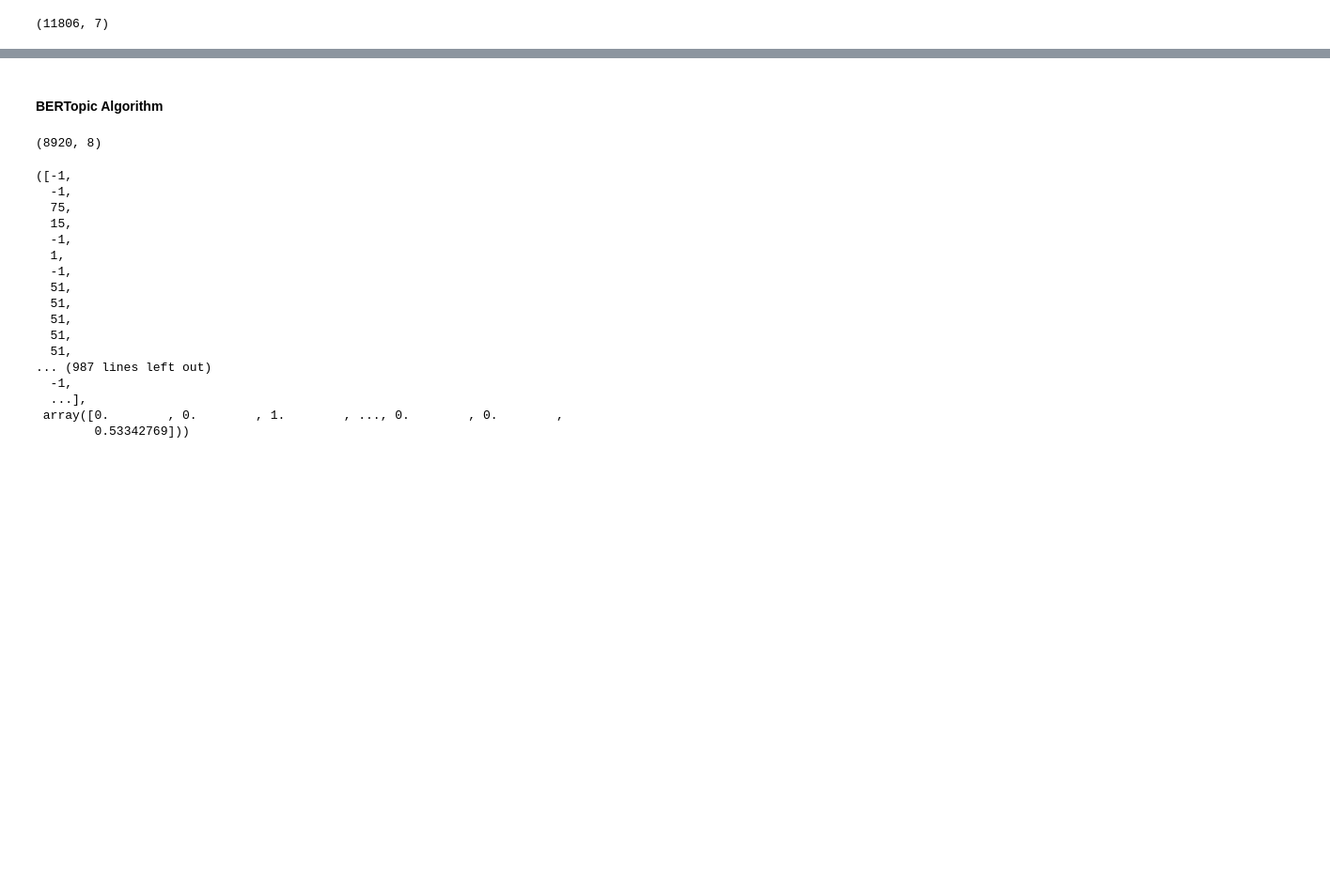
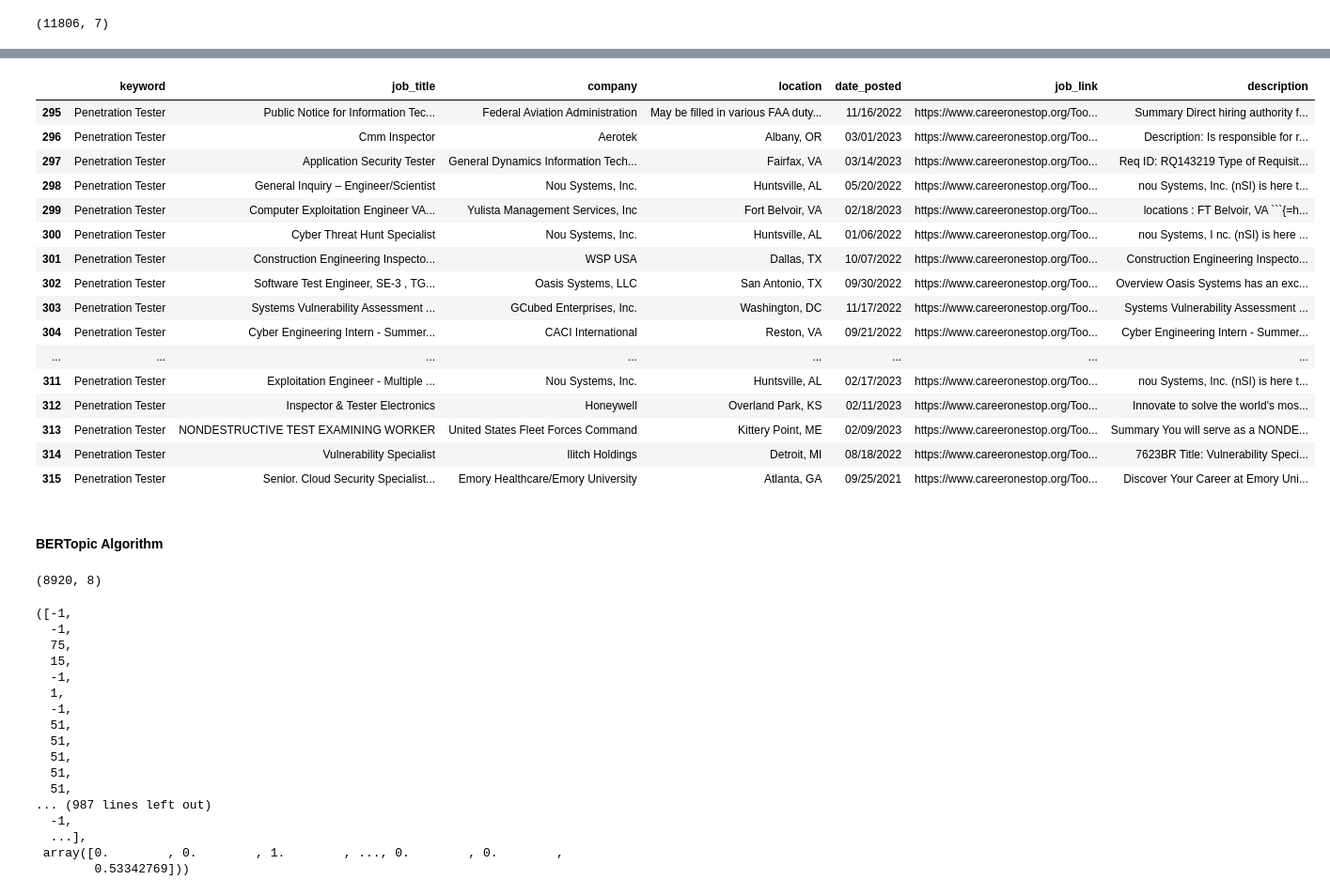
Before and after one commit to hannahabraham-gmu/Scape-Save-DAEN690, a Jupyter notebook: Demand Analysis/bertopic modeling.ipynb, the cells around one changed output, grey strips where cells are left out. Shown: that part at 94% size. Drawn from its saved outputs; the diff is of its cells as text; code cells hidden in the pictures; blank space fills up the shorter version.

````diff
--- a/Demand Analysis/bertopic modeling.ipynb
+++ b/Demand Analysis/bertopic modeling.ipynb
@@ -120,18 +129,20 @@ corpus= cos_df['description']
 
 count_vect = CountVectorizer()
 
-X_train_counts = count_vect.fit_transform(corpus.values.astype('U'))
+x_count_cos = count_vect.fit_transform(corpus.values.astype('U'))
 
-#Dataframe with cosine similarties
-cosi_df = pd.DataFrame(cosine_similarity(X_train_counts))
+cosi_df = pd.DataFrame(cosine_similarity(x_count_cos))
 
-#Dataframe for job advert and similarity with every other advert
+#Creating two indexs to compare job descriptions and calculate similarity
 i, j = np.indices(cosi_df.shape).reshape(2, -1)
+
 cos_values = cosi_df.values.reshape(-1)
-cos_sim_df = pd.DataFrame({'i': i, 'j': j, 'sim':cos_values})
 
-#Any advert that has a cosine similarity above 0.98 and doesn't equal itself
-cos_rem = cos_sim_df[(cos_sim_df['sim']>0.95)&(i!=j)]
+#Creating a dataframe with indexes and similarity score
+cos_sim_df = pd.DataFrame({'i': i, 'j': j, 'score':cos_values})
+
+#similarity score >0.99 indicates that the job descriptions are very similar with slight variations in wordings
+cos_rem = cos_sim_df[(cos_sim_df['sim']>0.99)&(i!=j)]
 
 #Method to remove duplicates but keep first instance. Trying to drop duplicates on i and j column wouldn't work as the numbers don't duplicate in those
 #columns. Setting another column that combines their values ensure that duplicates can be dropped.
@@ -165,3 +166,23 @@ cos_df.shape
+# %%
+cos_df.iloc[295:316]
+# %% [output]
+|  | keyword | job_title | company | location | date_posted | job_link | description |
+| 295 | Penetration Tester | Public Notice for Information Tec... | Federal Aviation Administration | May be filled in various FAA duty... | 11/16/2022 | https://www.careeronestop.org/Too... | Summary Direct hiring authority f... |
+| 296 | Penetration Tester | Cmm Inspector | Aerotek | Albany, OR | 03/01/2023 | https://www.careeronestop.org/Too... | Description: Is responsible for r... |
+| 297 | Penetration Tester | Application Security Tester | General Dynamics Information Tech... | Fairfax, VA | 03/14/2023 | https://www.careeronestop.org/Too... | Req ID: RQ143219 Type of Requisit... |
+| 298 | Penetration Tester | General Inquiry – Engineer/Scientist | Nou Systems, Inc. | Huntsville, AL | 05/20/2022 | https://www.careeronestop.org/Too... | nou Systems, Inc. (nSI) is here t... |
+| 299 | Penetration Tester | Computer Exploitation Engineer VA... | Yulista Management Services, Inc | Fort Belvoir, VA | 02/18/2023 | https://www.careeronestop.org/Too... | locations : FT Belvoir, VA ```{=h... |
+| 300 | Penetration Tester | Cyber Threat Hunt Specialist | Nou Systems, Inc. | Huntsville, AL | 01/06/2022 | https://www.careeronestop.org/Too... | nou Systems, I nc. (nSI) is here ... |
+| 301 | Penetration Tester | Construction Engineering Inspecto... | WSP USA | Dallas, TX | 10/07/2022 | https://www.careeronestop.org/Too... | Construction Engineering Inspecto... |
+| 302 | Penetration Tester | Software Test Engineer, SE-3 , TG... | Oasis Systems, LLC | San Antonio, TX | 09/30/2022 | https://www.careeronestop.org/Too... | Overview Oasis Systems has an exc... |
+| 303 | Penetration Tester | Systems Vulnerability Assessment ... | GCubed Enterprises, Inc. | Washington, DC | 11/17/2022 | https://www.careeronestop.org/Too... | Systems Vulnerability Assessment ... |
+| 304 | Penetration Tester | Cyber Engineering Intern - Summer... | CACI International | Reston, VA | 09/21/2022 | https://www.careeronestop.org/Too... | Cyber Engineering Intern - Summer... |
+| ... | ... | ... | ... | ... | ... | ... | ... |
+| 311 | Penetration Tester | Exploitation Engineer - Multiple ... | Nou Systems, Inc. | Huntsville, AL | 02/17/2023 | https://www.careeronestop.org/Too... | nou Systems, Inc. (nSI) is here t... |
+| 312 | Penetration Tester | Inspector & Tester Electronics | Honeywell | Overland Park, KS | 02/11/2023 | https://www.careeronestop.org/Too... | Innovate to solve the world's mos... |
+| 313 | Penetration Tester | NONDESTRUCTIVE TEST EXAMINING WORKER | United States Fleet Forces Command | Kittery Point, ME | 02/09/2023 | https://www.careeronestop.org/Too... | Summary You will serve as a NONDE... |
+| 314 | Penetration Tester | Vulnerability Specialist | Ilitch Holdings | Detroit, MI | 08/18/2022 | https://www.careeronestop.org/Too... | 7623BR Title: Vulnerability Speci... |
+| 315 | Penetration Tester | Senior. Cloud Security Specialist... | Emory Healthcare/Emory University | Atlanta, GA | 09/25/2021 | https://www.careeronestop.org/Too... | Discover Your Career at Emory Uni... |
 # %% [markdown]
 #### BERTopic Algorithm
 # %%
````
Also changed, not shown: parts of 10 cells of this notebook.
